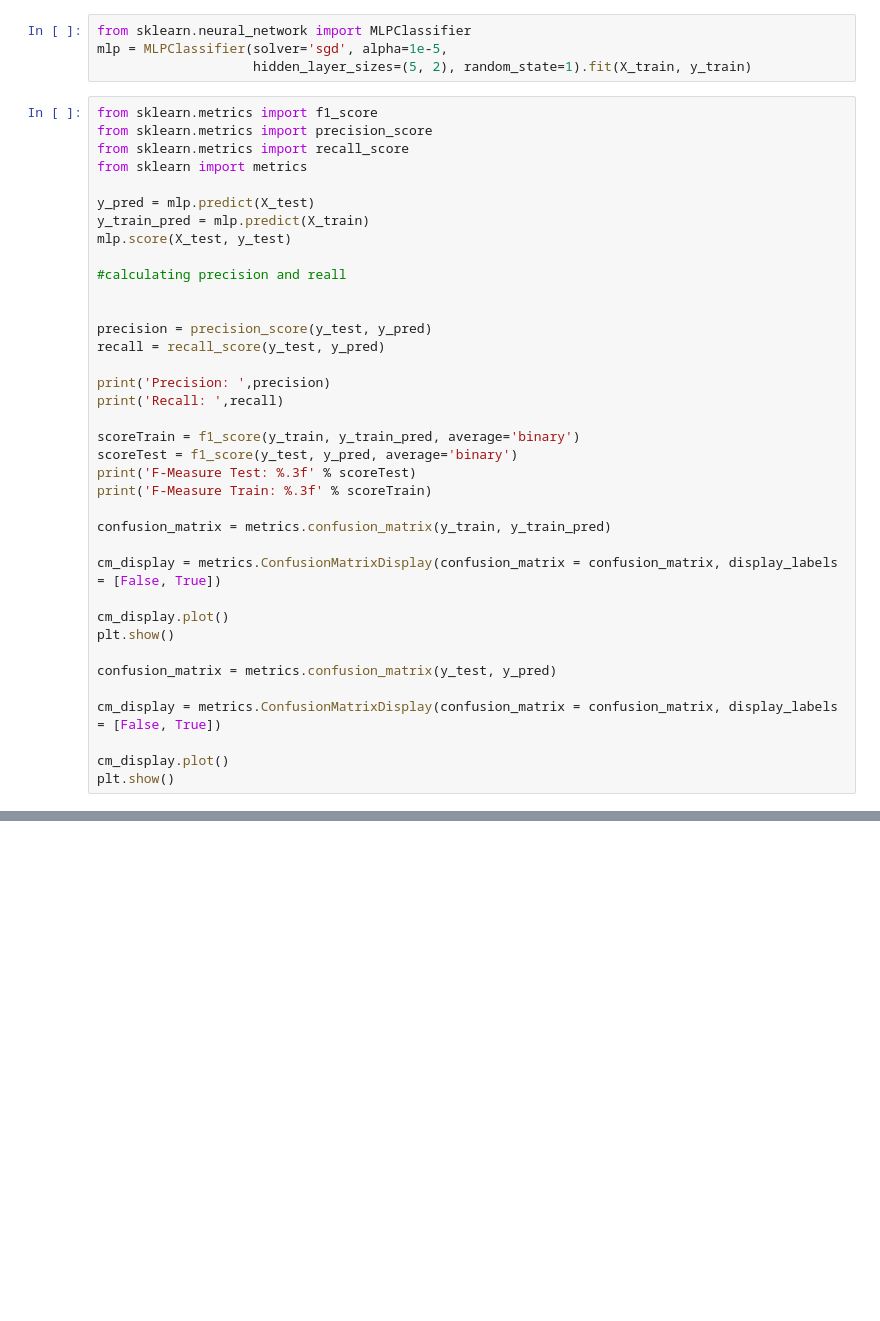
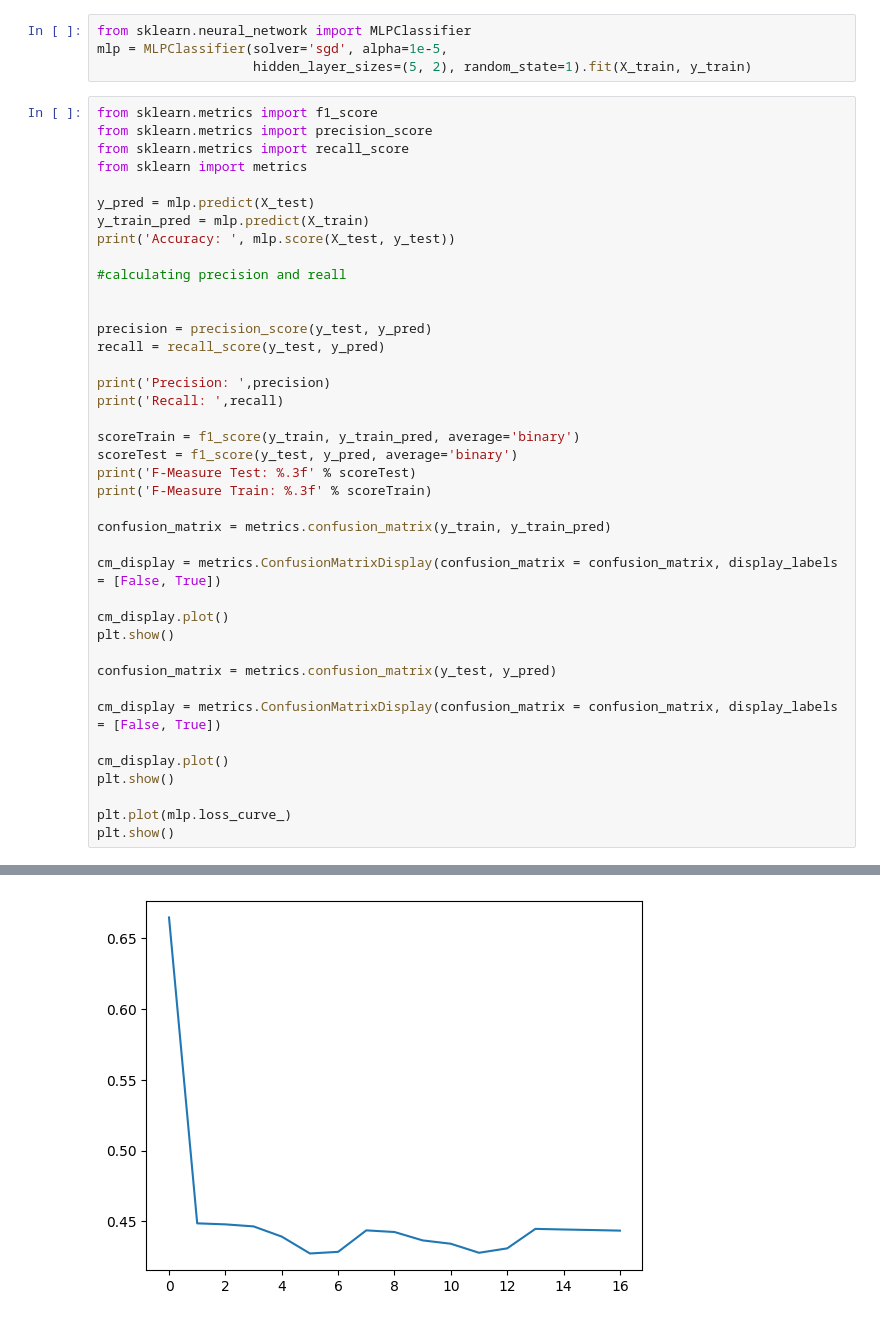
Before and after one commit to 1kzpro/comp-5630-project, a Jupyter notebook: baseline.ipynb, the cells around one changed output, grey strips where cells are left out. Cells and saved outputs as stored; diff of their text form; blank space fills up the shorter version.

Commit message:
add baseline loss curve

```diff
--- a/baseline.ipynb
+++ b/baseline.ipynb
@@ -136,7 +136,7 @@ from sklearn import metrics
 
 y_pred = mlp.predict(X_test)
 y_train_pred = mlp.predict(X_train)
-mlp.score(X_test, y_test)
+print('Accuracy: ', mlp.score(X_test, y_test))
 
 #calculating precision and reall
 
@@ -165,4 +165,7 @@ cm_display = metrics.ConfusionMatrixDisplay(confusion_matrix = confusion_matrix,
 
 cm_display.plot()
 plt.show()
+
+plt.plot(mlp.loss_curve_)
+plt.show()
 # %% [output]
@@ -169,6 +173,7 @@ plt.show()
 Precision:  0.8192090395480226
 Recall:  1.0
 F-Measure Test: 0.901
 F-Measure Train: 0.917
 [figure]
 [figure]
+[figure, added]
```
Also changed, not shown: parts of 1 cell of this notebook.
